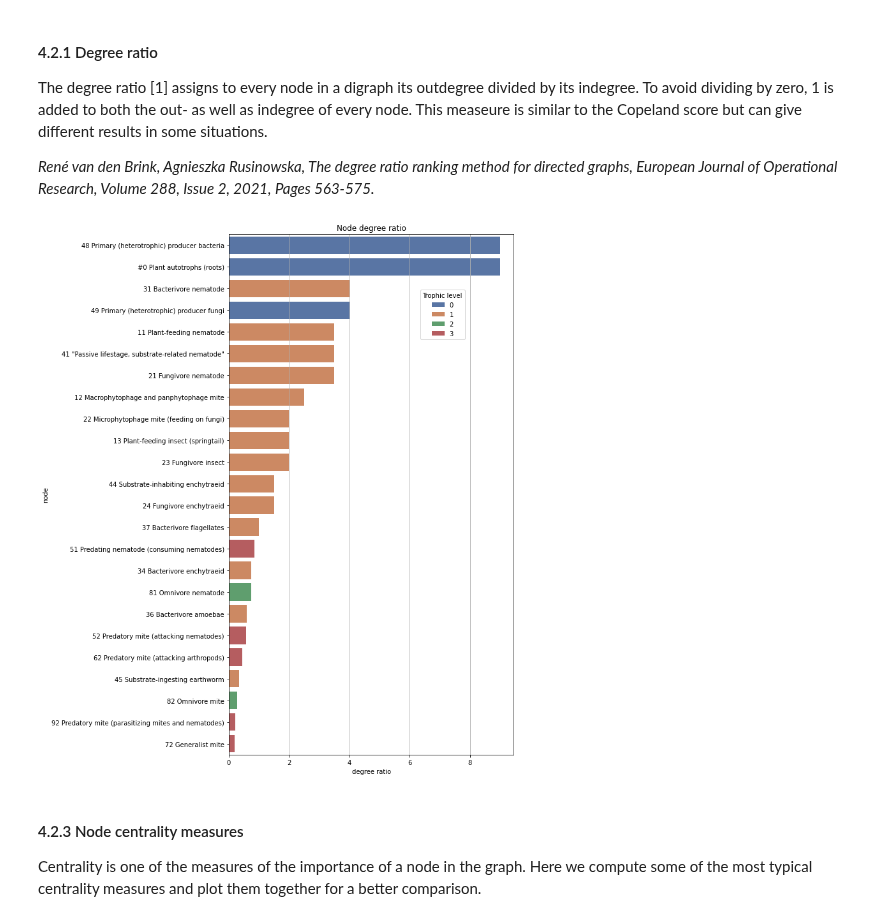
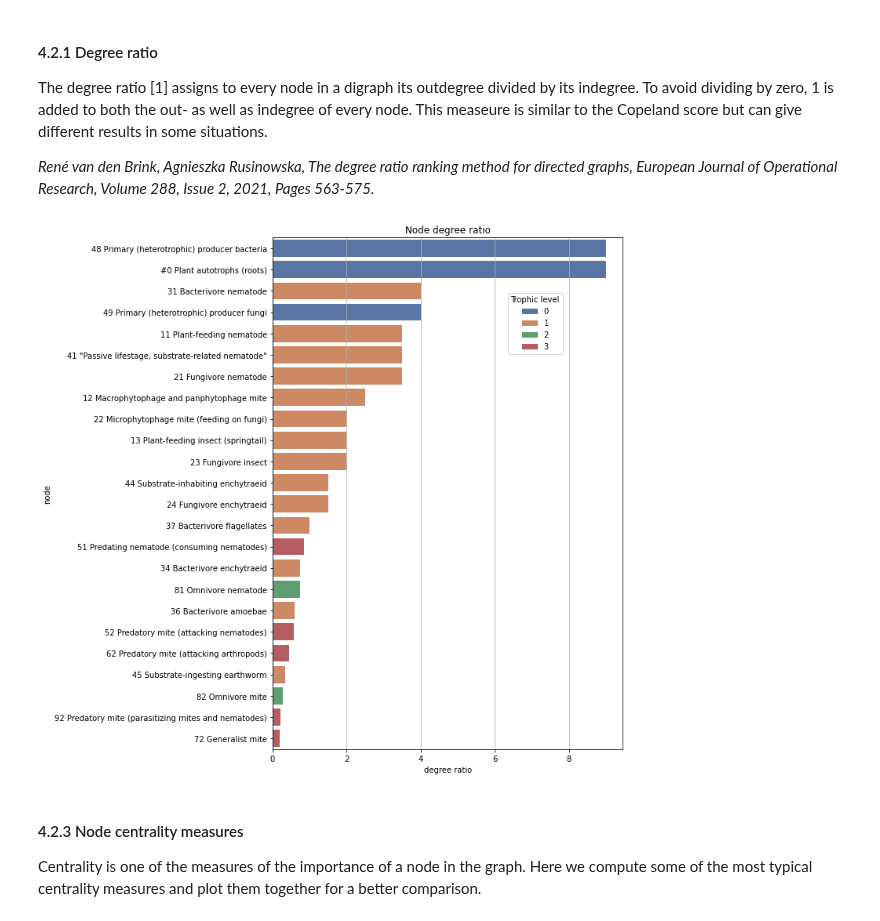
Before and after one commit to MartinMarzi/BEFANA, a Jupyter notebook: 3-network analysis.ipynb, the cells around one changed output. Cells and saved outputs as stored; diff of their text form; code cells hidden in the pictures.

```diff
--- a/3-network analysis.ipynb
+++ b/3-network analysis.ipynb
@@ -73,15 +75,16 @@ _René van den Brink, Agnieszka Rusinowska, The degree ratio ranking method for
 # %%
 degrees['degree ratio'] = (degrees['outdegree'] + 1) / (degrees['indegree'] + 1)
 degrees['trophic level'] = [trophic_levels.to_dict()[node] for node in G.nodes]
-degrees.sort_values(by='degree ratio', ascending=False, inplace=True)
-degrees
-fig, plot = plt.subplots(figsize=(8, 15))
-ax = sns.barplot(x="degree ratio", y="node", hue='trophic level', data=degrees, dodge=False, palette='deep')
+
+fig, plot = plt.subplots(figsize=(8, 12))
+ax = sns.barplot(x="degree ratio", y="node", hue='trophic level',
+                 data=degrees.sort_values(by='degree ratio', ascending=False),
+                 dodge=False, palette='deep')
 ax.grid(which='major', axis='x')
 ax.legend(loc='upper center', title='Trophic level',  bbox_to_anchor=(0.75, 0.90))
 _ = ax.set_title('Node degree ratio')
 # %% [output]
-[figure, old version]
+[figure, new version]
 # %% [markdown]
 #### 4.2.3 Node centrality measures
 
```
Also changed, not shown: parts of 9 cells of this notebook.
